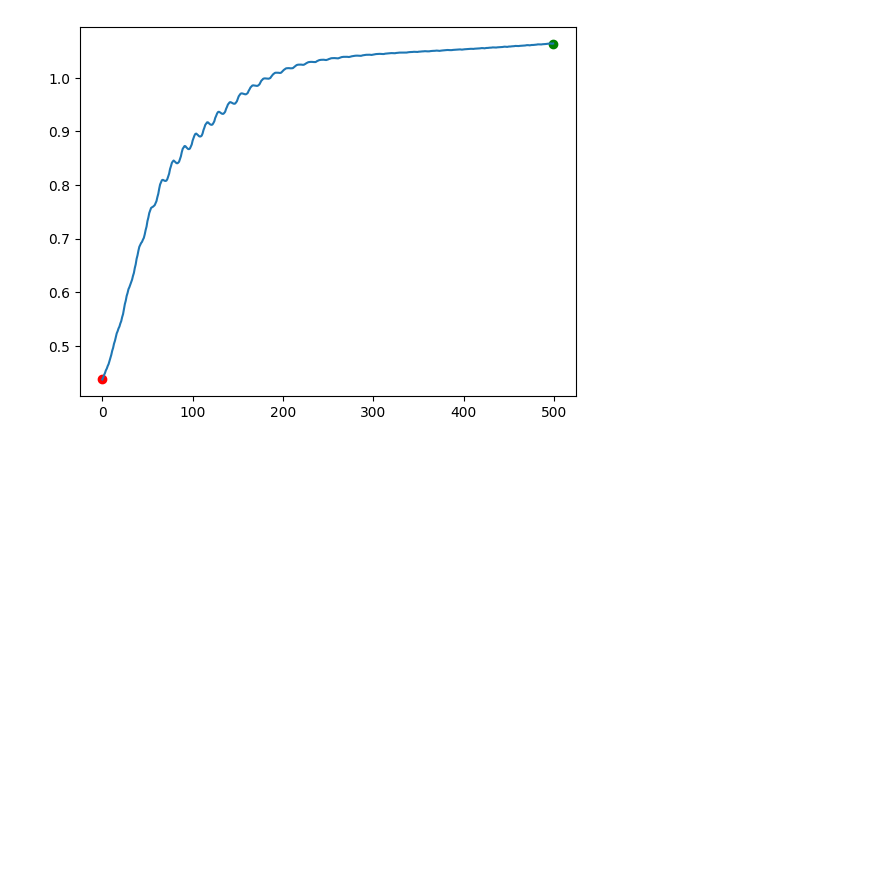
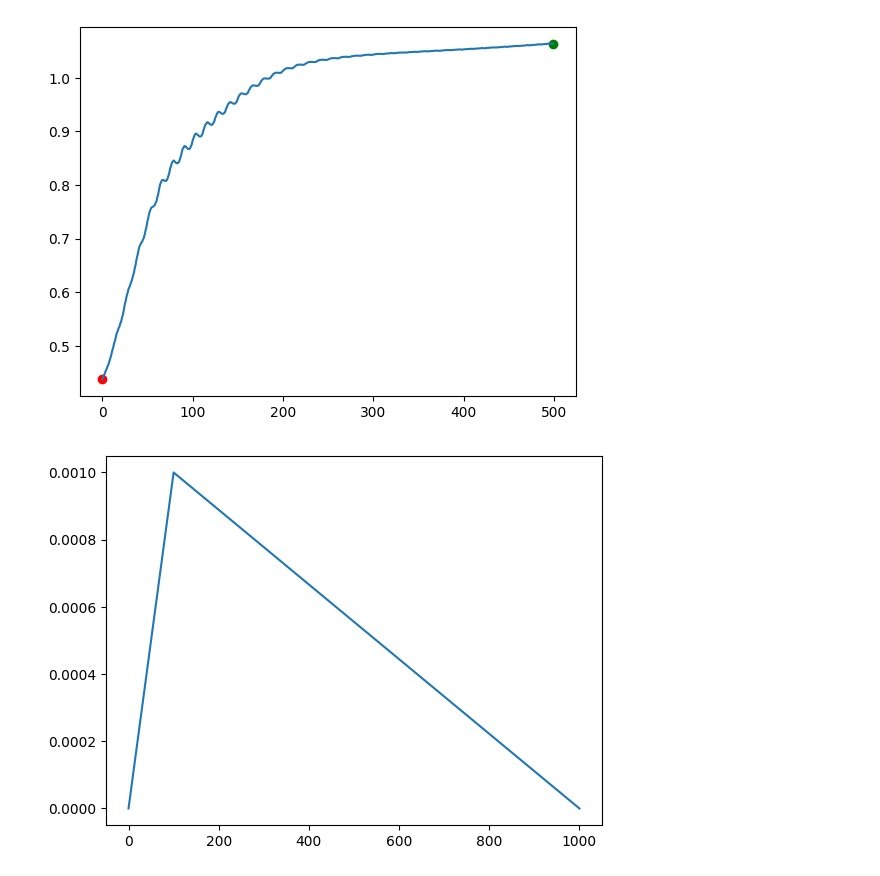
Before and after one commit to mohamadghoroobi/Deep_Learning_Review, a Jupyter notebook: 05_Optimizers/main.ipynb, the cells around one changed output. Drawn from its saved outputs; the diff is of its cells as text; code cells hidden in the pictures; blank space fills up the shorter version.

Commit message:
add learning rate scheduler

```diff
--- a/05_Optimizers/main.ipynb
+++ b/05_Optimizers/main.ipynb
@@ -438,0 +466,23 @@ adam.plot_path()
+# %%
+from optimizer import Scheduler
+
+class LinearScheduler(Scheduler):
+    def __init__(self, lr, total_steps, warmup_steps=1000):
+        # Setup parameters of scheduler
+        self.total_steps = total_steps
+        self.warmup_steps = warmup_steps
+        self.lr = lr
+
+    def __call__(self, step):
+        # If we're warming up, return the scaled learning rate
+        if step <= self.warmup_steps:
+            return self.lr * step / self.warmup_steps
+
+        # Scale the learning rate linearly down after warmup
+        decay_steps = self.total_steps - self.warmup_steps
+        return self.lr - self.lr * (step - self.warmup_steps) / decay_steps
+# %%
+schedule = LinearScheduler(1e-3, 1000, 100)
+schedule.plot_lr()
+# %% [output]
+[figure, added]
```
Also changed, not shown: parts of 2 cells of this notebook.
